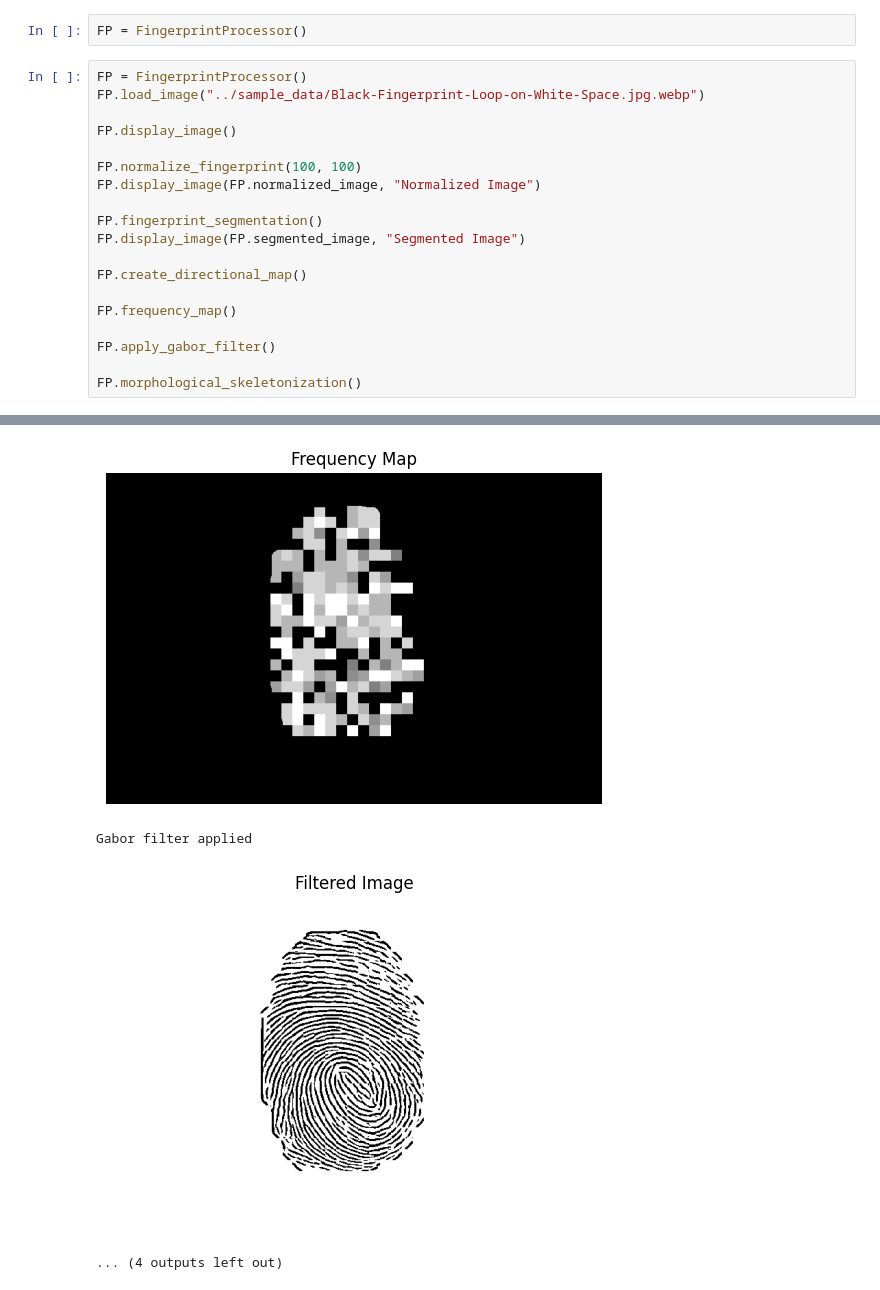
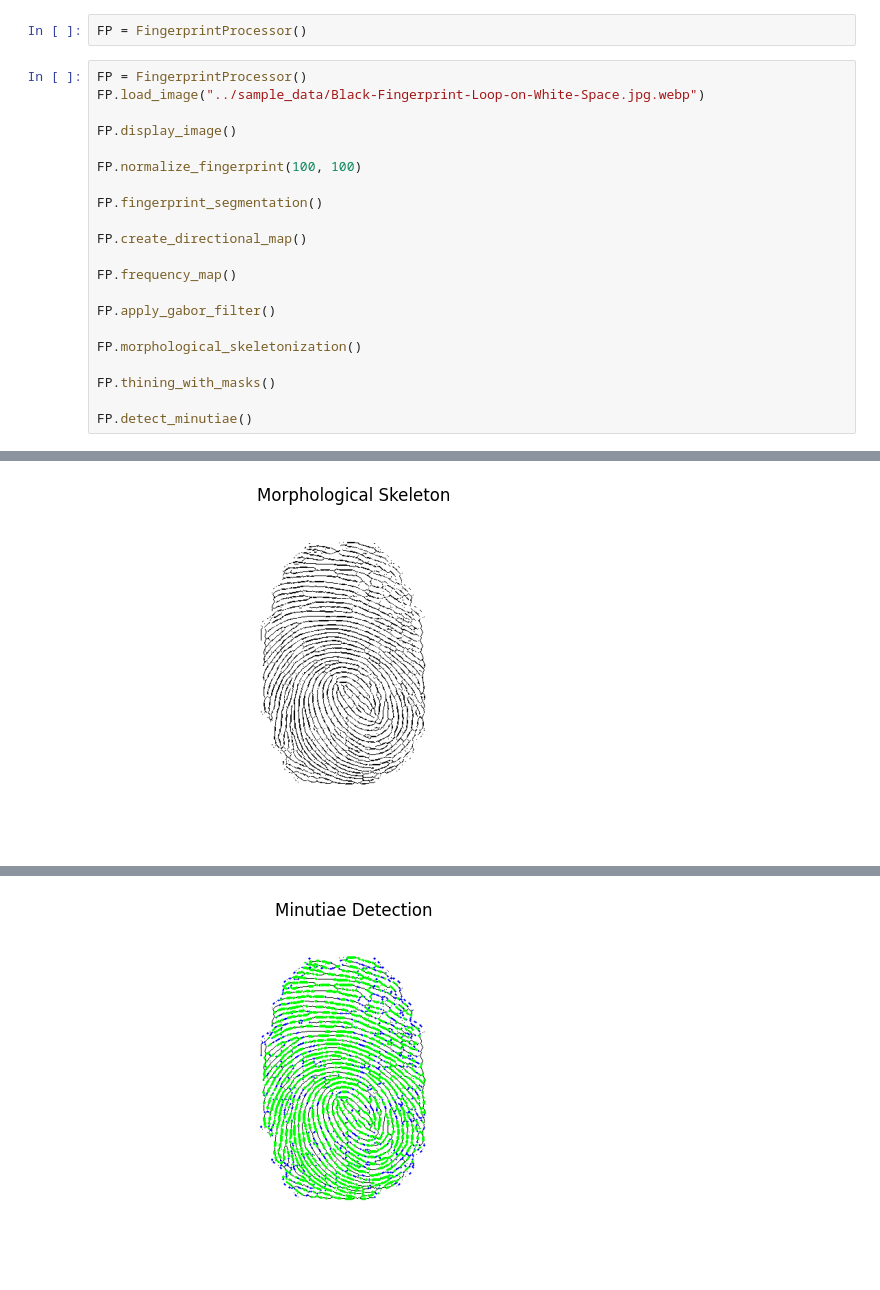
Before and after one commit to xxkaro/biometria-projekt3, a Jupyter notebook: code/demo.ipynb, the cells around one changed output, grey strips where cells are left out. Saved outputs shown, nothing was run; the diff lists cells and outputs as text.

Commit message:
minutiae added - need fixing

```diff
--- a/code/demo.ipynb
+++ b/code/demo.ipynb
@@ -9,10 +9,8 @@ FP.load_image("../sample_data/Black-Fingerprint-Loop-on-White-Space.jpg.webp")
 FP.display_image()
 
 FP.normalize_fingerprint(100, 100)
-FP.display_image(FP.normalized_image, "Normalized Image")
 
 FP.fingerprint_segmentation()
-FP.display_image(FP.segmented_image, "Segmented Image")
 
 FP.create_directional_map()
 
@@ -21,6 +19,10 @@ FP.frequency_map()
 FP.apply_gabor_filter()
 
 FP.morphological_skeletonization()
+
+FP.thining_with_masks()
+
+FP.detect_minutiae()
 # %% [output]
 Loaded image ../sample_data/Black-Fingerprint-Loop-on-White-Space.jpg.webp with shape (483, 724)
 [figure]
@@ -32,0 +38 @@ Directional map created
+[figure, new version]
@@ -35,4 +42 @@ Median frequency: 0.1666666716337204
-[figure, old version]
-Gabor filter applied
-[figure, old version]
+[figure, new version]
-... (4 outputs left out)
```
Also changed, not shown: parts of 1 cell of this notebook, 3 other files.
